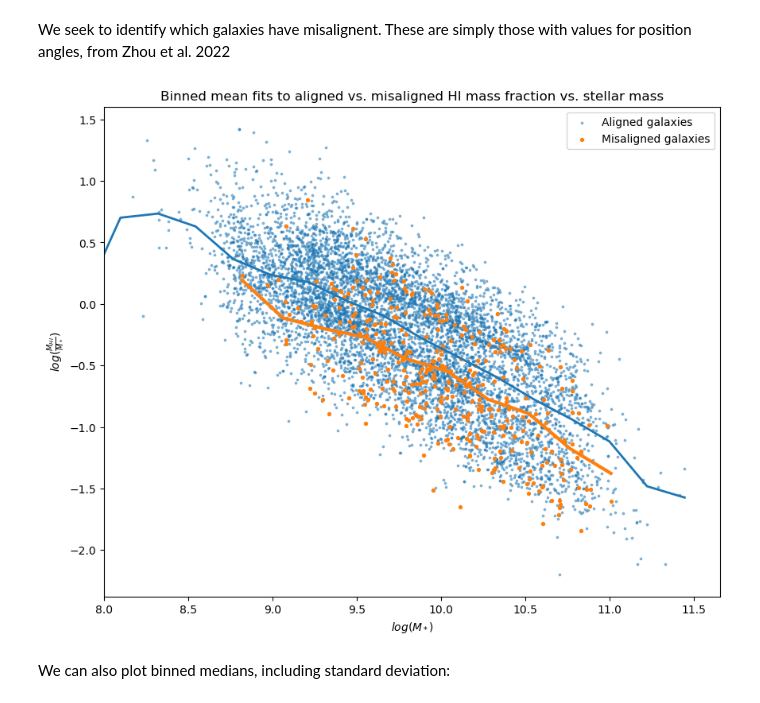
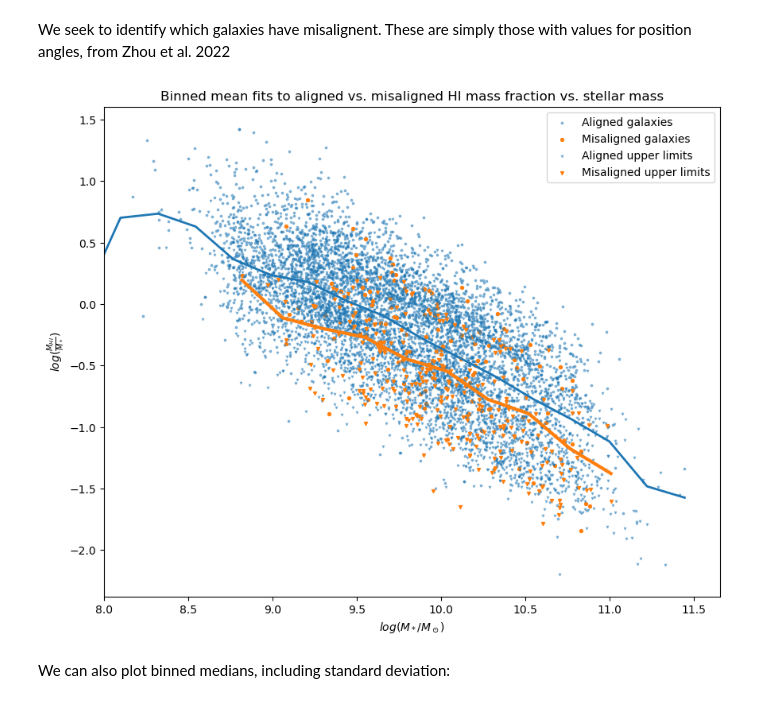
Before and after one commit to harrisonfwest/HI-MaNGA, a Jupyter notebook: F25_Research.ipynb, the cells around one changed output. Saved outputs shown, nothing was run; the diff lists cells and outputs as text; code cells hidden in the pictures.

```diff
--- a/F25_Research.ipynb
+++ b/F25_Research.ipynb
@@ -41,24 +46,30 @@ Aligned_table = trimmedTable[trimmedTable['ang_stellar'].astype(str) == str(np.n
 # %%
 plt.figure(figsize=(10,8))
-plt.scatter(Aligned_table['LOGMSTARS'], Aligned_table['Best_HI'] - Aligned_table['LOGMSTARS'], s = 3, alpha = .45, label = 'Aligned galaxies', color = Aligned_color)
-plt.scatter(MA_table['LOGMSTARS'], MA_table['Best_HI'] - MA_table['LOGMSTARS'], s = 8, label = 'Misaligned galaxies', color = MA_color)
-plt.xlabel('$log(M_*)$')
+
+# Detections
+plt.scatter(Aligned_table['LOGMSTARS'][Aligned_Lims], (Aligned_table['Best_HI'] - Aligned_table['LOGMSTARS'])[Aligned_Lims], s = 3, alpha = .45, label = 'Aligned galaxies', color = Aligned_color)
+plt.scatter(MA_table['LOGMSTARS'][MA_Lims], (MA_table['Best_HI'] - MA_table['LOGMSTARS'])[MA_Lims], s = 8, label = 'Misaligned galaxies', color = MA_color)
+# Upper limits
+plt.scatter(Aligned_table['LOGMSTARS'][~Aligned_Lims], (Aligned_table['Best_HI'] - Aligned_table['LOGMSTARS'])[~Aligned_Lims], s = 3, alpha = .45, label = 'Aligned upper limits', color = Aligned_color, marker = 'v')
+plt.scatter(MA_table['LOGMSTARS'][~MA_Lims], (MA_table['Best_HI'] - MA_table['LOGMSTARS'])[~MA_Lims], s = 8, label = 'Misaligned upper limits', color = MA_color, marker = 'v')
+
+plt.xlabel('$log(M_*/M_\odot)$')
 plt.ylabel(r'$log(\frac{M_{HI}}{M_*})$') # 'raw' string denoted w/ r before quote to allow for LaTeX formatting
 plt.legend()
 
 alignedBin = scipy.stats.binned_statistic(Aligned_table['LOGMSTARS'], Aligned_table['Best_HI'] - Aligned_table['LOGMSTARS'], 'mean', bins=20)
 alignedXs = np.linspace(min(Aligned_table['LOGMSTARS']), max(Aligned_table['LOGMSTARS']), 20)
 plt.plot(alignedXs, alignedBin[0], lw=2, color = Aligned_color)
 
 MABin = scipy.stats.binned_statistic(MA_table['LOGMSTARS'], MA_table['Best_HI'] - MA_table['LOGMSTARS'], 'mean', bins=10)
 MAXs = np.linspace(min(MA_table['LOGMSTARS']), max(MA_table['LOGMSTARS']), 10)
 plt.plot(MAXs, MABin[0], lw=3, color = MA_color)
 
 plt.title('Binned mean fits to aligned vs. misaligned HI mass fraction vs. stellar mass')
 plt.xlim(left = 8)
 plt.show()
 # %% [output]
-[figure, old version]
+[figure, new version]
 # %% [markdown]
 We can also plot binned medians, including standard deviation:
 # %%
```
Also changed, not shown: parts of 5 cells of this notebook, 1 other file.
